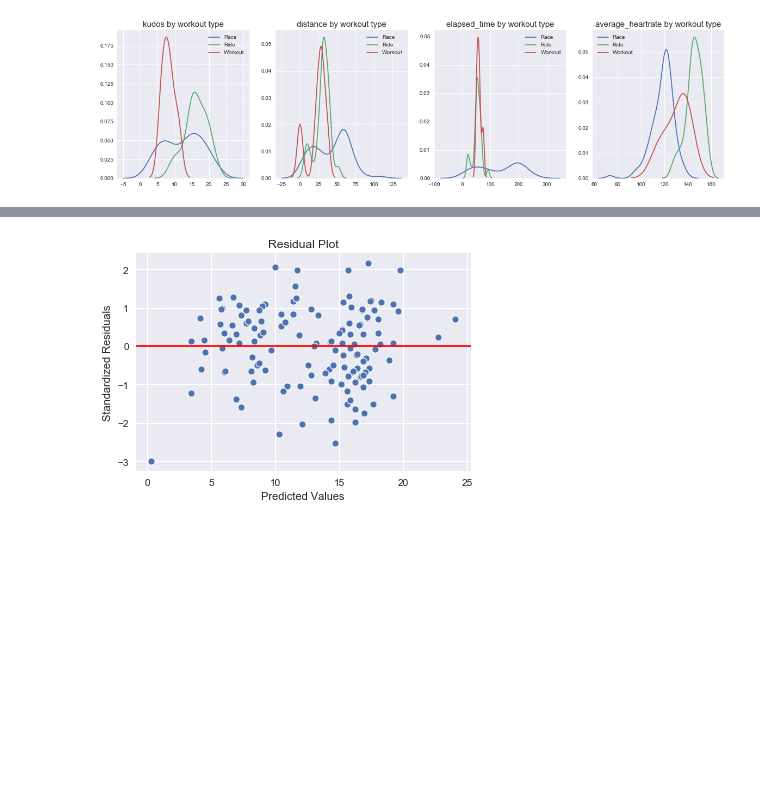
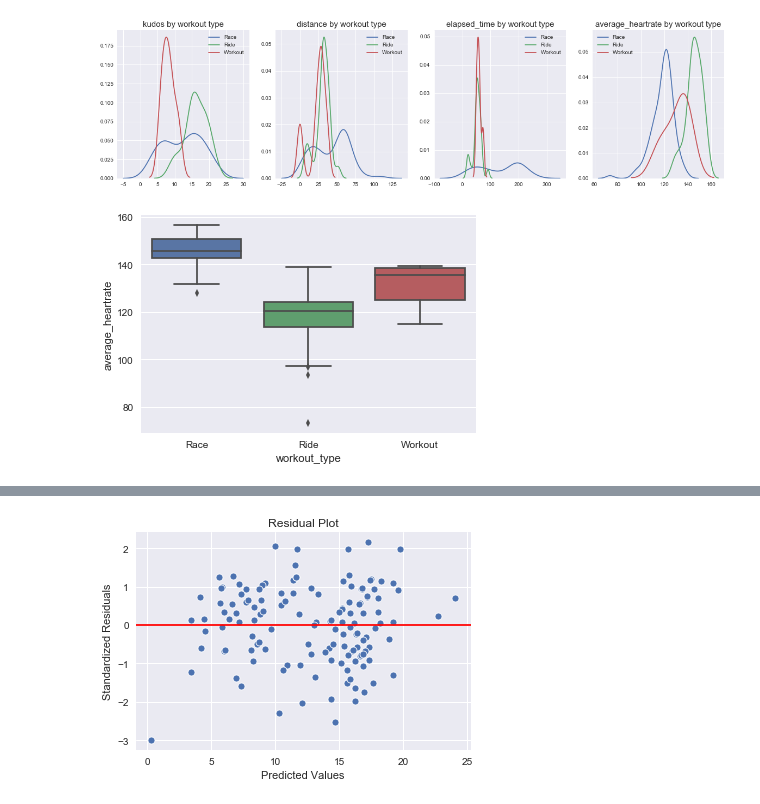
Before and after one commit to billy1234/DataScience-Portfolio, a Jupyter notebook: Portfolio.ipynb, the cells around one changed output, grey strips where cells are left out. Drawn from its saved outputs; the diff is of its cells as text; code cells hidden in the pictures; blank space fills up the shorter version.

```diff
--- a/Portfolio.ipynb
+++ b/Portfolio.ipynb
@@ -232,3 +230,8 @@ plotMulti(workoutGroups,names,'average_heartrate',axArr[3])
 None
 # %% [output]
 [figure]
+# %%
+sns.boxplot(x='workout_type',y='average_heartrate',data=df,order=['Race','Ride','Workout'])
+None
+# %% [output]
+[figure, added]
```
Also changed, not shown: parts of 14 cells of this notebook.
